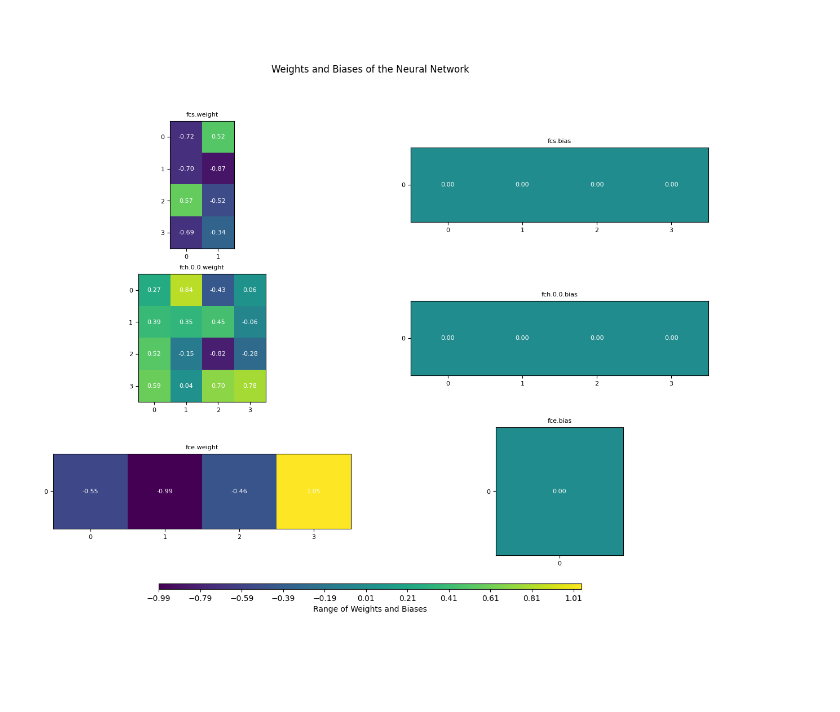
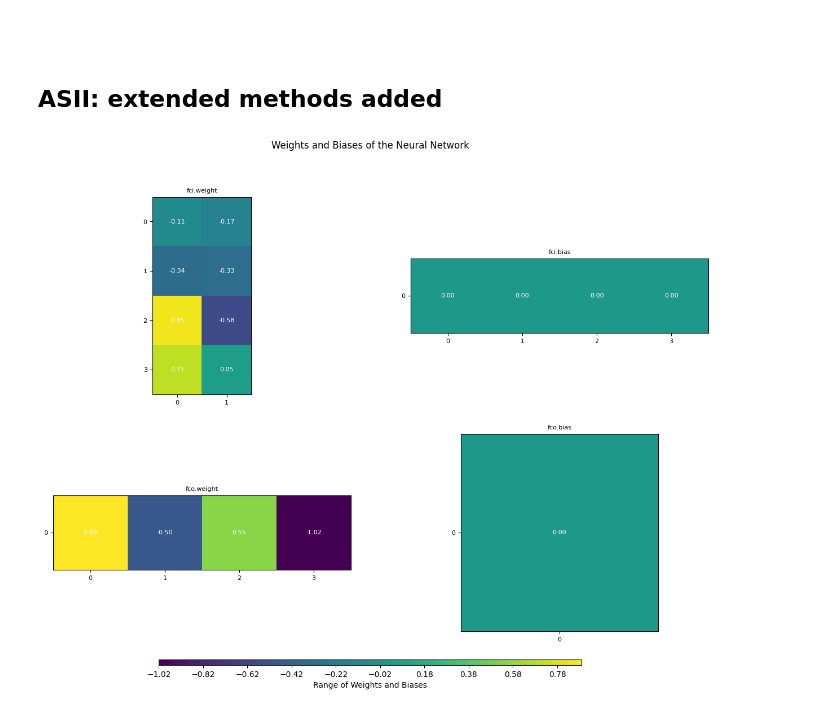
Before and after one commit to luiscssza/PINNS, a Jupyter notebook: BM/Test_notebook.ipynb, the cells around one changed output. Cells and saved outputs as stored; diff of their text form; code cells hidden in the pictures; blank space fills up the shorter version.

Commit message:
extended_layers_neurons: tested in test_notebook

```diff
--- a/BM/Test_notebook.ipynb
+++ b/BM/Test_notebook.ipynb
@@ -7,7 +7,7 @@ import torch.nn.init as init
 import matplotlib.pyplot as plt
 
 class FCN(nn.Module):
-    def __init__(self, N_INPUT = 2, N_OUTPUT = 1, hidden_layers = 1, activation='Tanh', initialization='Xavier'):
+    def __init__(self, N_INPUT = 2, hidden_layers = [4], N_OUTPUT = 1,  activation='Tanh', initialization='Xavier'):
         super().__init__()
 
         self.activation_functions = nn.ModuleDict([
@@ -23,11 +23,11 @@ class FCN(nn.Module):
 
         self.activation = self.activation_functions[activation]
 
-        #self.fcs = nn.Sequential(
+        #self.fci = nn.Sequential(
         #    nn.Linear(N_INPUT, hidden_layers[0]),
         #    self.activation
         #)
-        self.fcs = nn.Linear(N_INPUT, hidden_layers[0])
+        self.fci = nn.Linear(N_INPUT, hidden_layers[0])
 
         self.fch = nn.ModuleList([
             nn.Sequential(
@@ -36,16 +36,16 @@ class FCN(nn.Module):
             ) for i in range(len(hidden_layers) - 1)
         ])
 
-        self.fce = nn.Linear(hidden_layers[-1], N_OUTPUT)
+        self.fco = nn.Linear(hidden_layers[-1], N_OUTPUT)
 
         self.initialize_parameters(initialization)
 
 
     def forward(self, x):
-        x = self.activation(fcs(x))
+        x = self.activation(self.fci(x))
         for layer in self.fch:
             x = self.activation(layer(x))
-        x = self.fce(x)
+        x = self.fco(x)
         return x
 
     def initialize_parameters(self, initialization):
@@ -87,7 +87,7 @@ class FCN(nn.Module):
         max_val = round(all_values.max(), 2)
 
         # Create subplots
-        fig, axs = plt.subplots(num_rows, num_cols, figsize=(15, 10))
+        fig, axs = plt.subplots(num_rows, num_cols, figsize=(10, 5))
 
         # Plot images and add values in each subplot
         for i, (key, tensor) in enumerate(weights_biases_dict.items()):
@@ -140,9 +140,7 @@ class FCN(nn.Module):
 
 # Step 1: Create the original model
 original_input_size = 2
-original_hidden_layers = [4, 4]
+original_hidden_layers = [4,4]
 original_output_size = 1
-original_model = FCN(original_input_size, original_output_size, original_hidden_layers, activation='Tanh', initialization='Xavier')
+original_model = FCN(original_input_size, original_hidden_layers, original_output_size, activation='Tanh', initialization='Xavier')
 original_model.plot_weights()
-# %% [output]
-[figure, removed]
@@ -148,0 +149,2 @@ original_model.plot_weights()
+# %% [markdown]
+## ASII: extended methods added
@@ -148,0 +385,9 @@ original_model.plot_weights()
+# %%
+# Usage example
+original_input_size = 2
+original_hidden_layers = [4]
+original_output_size = 1
+original_model = FCN(original_input_size, original_hidden_layers, original_output_size, activation='Tanh', initialization='Xavier')
+original_model.plot_weights()
+# %% [output]
+[figure, added]
```
Also changed, not shown: parts of 7 cells of this notebook, 1 other file.
